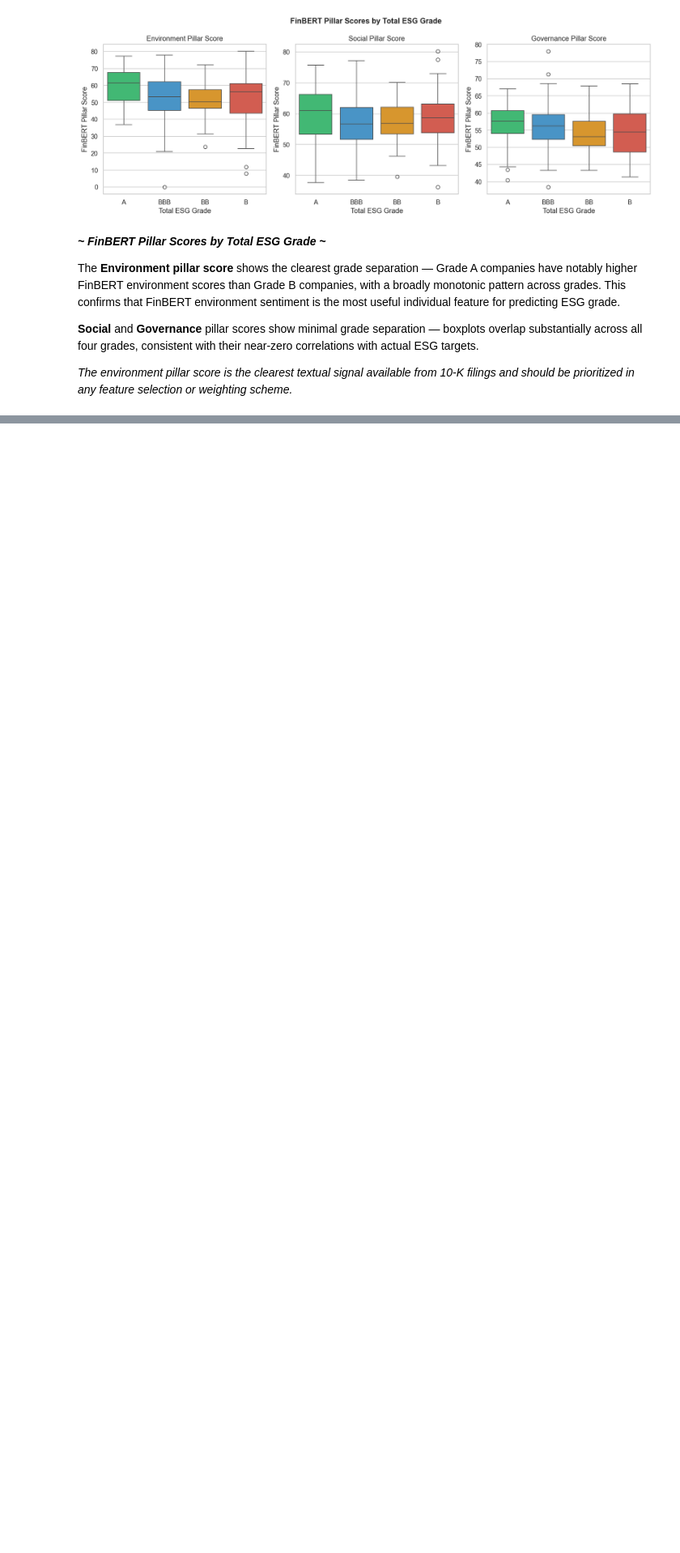
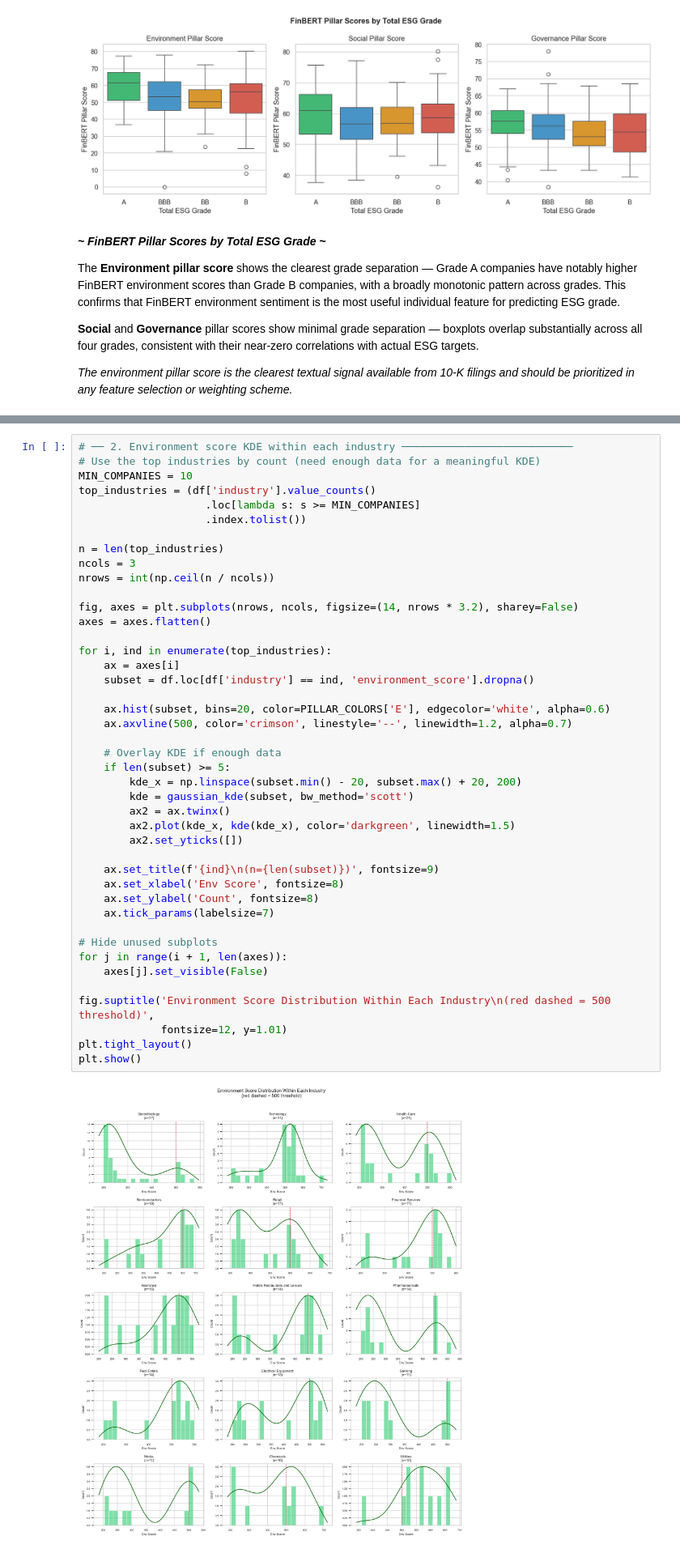
Before and after one commit to SU-IST707-SP26/group-project-machine-learners, a Jupyter notebook: work/EDA_10-K_filings.ipynb, the cells around one changed output, grey strips where cells are left out. Shown at 81% size. Saved outputs shown, nothing was run; the diff lists cells and outputs as text; blank space fills up the shorter version.

```diff
--- a/work/EDA_10-K_filings.ipynb
+++ b/work/EDA_10-K_filings.ipynb
@@ -630,0 +666,45 @@ The **Environment pillar score** shows the clearest grade separation — Grade A
+# %%
+# ── 2. Environment score KDE within each industry ───────────────────────────
+# Use the top industries by count (need enough data for a meaningful KDE)
+MIN_COMPANIES = 10
+top_industries = (df['industry'].value_counts()
+                    .loc[lambda s: s >= MIN_COMPANIES]
+                    .index.tolist())
+
+n = len(top_industries)
+ncols = 3
+nrows = int(np.ceil(n / ncols))
+
+fig, axes = plt.subplots(nrows, ncols, figsize=(14, nrows * 3.2), sharey=False)
+axes = axes.flatten()
+
+for i, ind in enumerate(top_industries):
+    ax = axes[i]
+    subset = df.loc[df['industry'] == ind, 'environment_score'].dropna()
+
+    ax.hist(subset, bins=20, color=PILLAR_COLORS['E'], edgecolor='white', alpha=0.6)
+    ax.axvline(500, color='crimson', linestyle='--', linewidth=1.2, alpha=0.7)
+
+    # Overlay KDE if enough data
+    if len(subset) >= 5:
+        kde_x = np.linspace(subset.min() - 20, subset.max() + 20, 200)
+        kde = gaussian_kde(subset, bw_method='scott')
+        ax2 = ax.twinx()
+        ax2.plot(kde_x, kde(kde_x), color='darkgreen', linewidth=1.5)
+        ax2.set_yticks([])
+
+    ax.set_title(f'{ind}\n(n={len(subset)})', fontsize=9)
+    ax.set_xlabel('Env Score', fontsize=8)
+    ax.set_ylabel('Count', fontsize=8)
+    ax.tick_params(labelsize=7)
+
+# Hide unused subplots
+for j in range(i + 1, len(axes)):
+    axes[j].set_visible(False)
+
+fig.suptitle('Environment Score Distribution Within Each Industry\n(red dashed = 500 threshold)',
+             fontsize=12, y=1.01)
+plt.tight_layout()
+plt.show()
+# %% [output]
+[figure, added]
```
Also changed, not shown: parts of 18 cells of this notebook, 3 other files.
